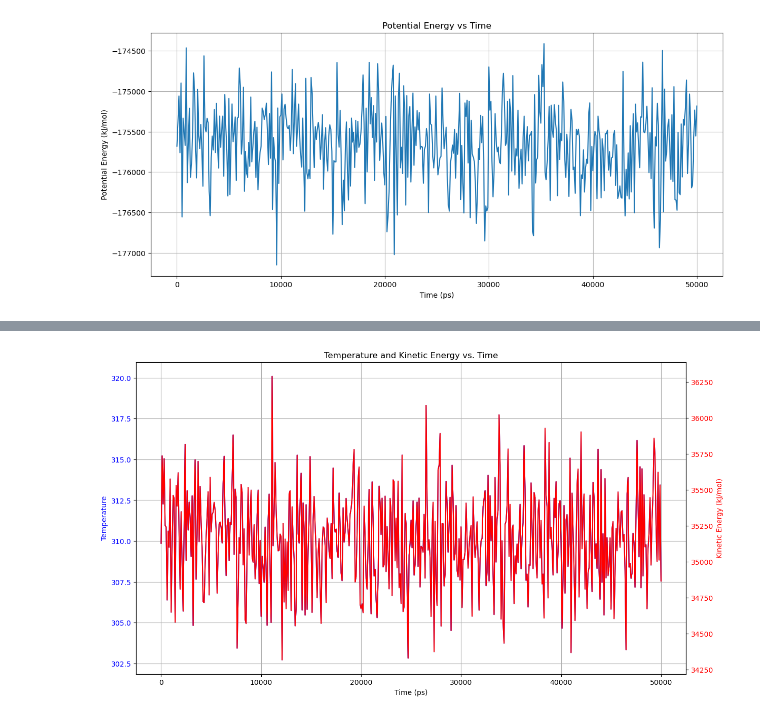
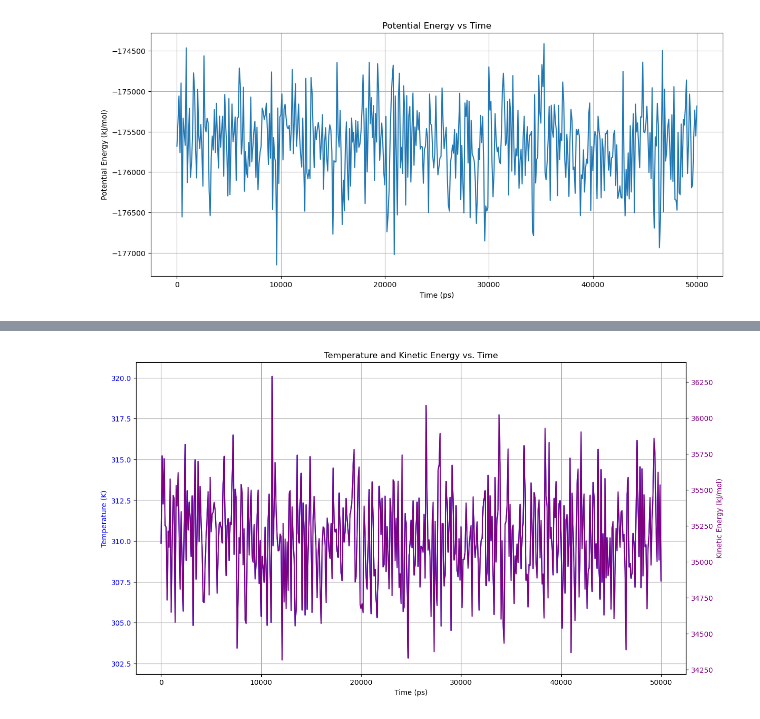
Before and after one commit to reesearonin/comp-lab-class-2024, a Jupyter notebook: Week2-DataAnalysis/Part1.ipynb, the cells around one changed output, grey strips where cells are left out. Cells and saved outputs as stored; diff of their text form; code cells hidden in the pictures.

```diff
--- a/Week2-DataAnalysis/Part1.ipynb
+++ b/Week2-DataAnalysis/Part1.ipynb
@@ -102,26 +103,26 @@ plt.show()
 # %%
 # Create a figure and axis
 fig, ax1 = plt.subplots(figsize=(14, 8))
 
 # Plot column 1 (Y1) with the left y-axis
 ax1.plot(data[0], data[4], label='Column 1', color='blue')
 ax1.set_xlabel('Time (ps)')
-ax1.set_ylabel('Temperature', color='blue')
+ax1.set_ylabel('Temperature (K)', color='blue')
 ax1.tick_params(axis='y', labelcolor='blue')
 
 # Create a second y-axis sharing the same x-axis
 ax2 = ax1.twinx()
 
 # Plot column 2 (Y2) with the right y-axis
-ax2.plot(data[0], data[2], label='Column 2', color='red')
-ax2.set_ylabel('Kinetic Energy (kJ/mol)', color='red')
-ax2.tick_params(axis='y', labelcolor='red')
+ax2.plot(data[0], data[2], label='Column 2', color='purple')
+ax2.set_ylabel('Kinetic Energy (kJ/mol)', color='purple')
+ax2.tick_params(axis='y', labelcolor='purple')
 
 # Set title and grid
 plt.title('Temperature and Kinetic Energy vs. Time')
 ax1.grid(True)
 
 # Show the plot
 plt.show()
 # %% [output]
-[figure, old version]
+[figure, new version]
```
Also changed, not shown: parts of 5 cells of this notebook.
